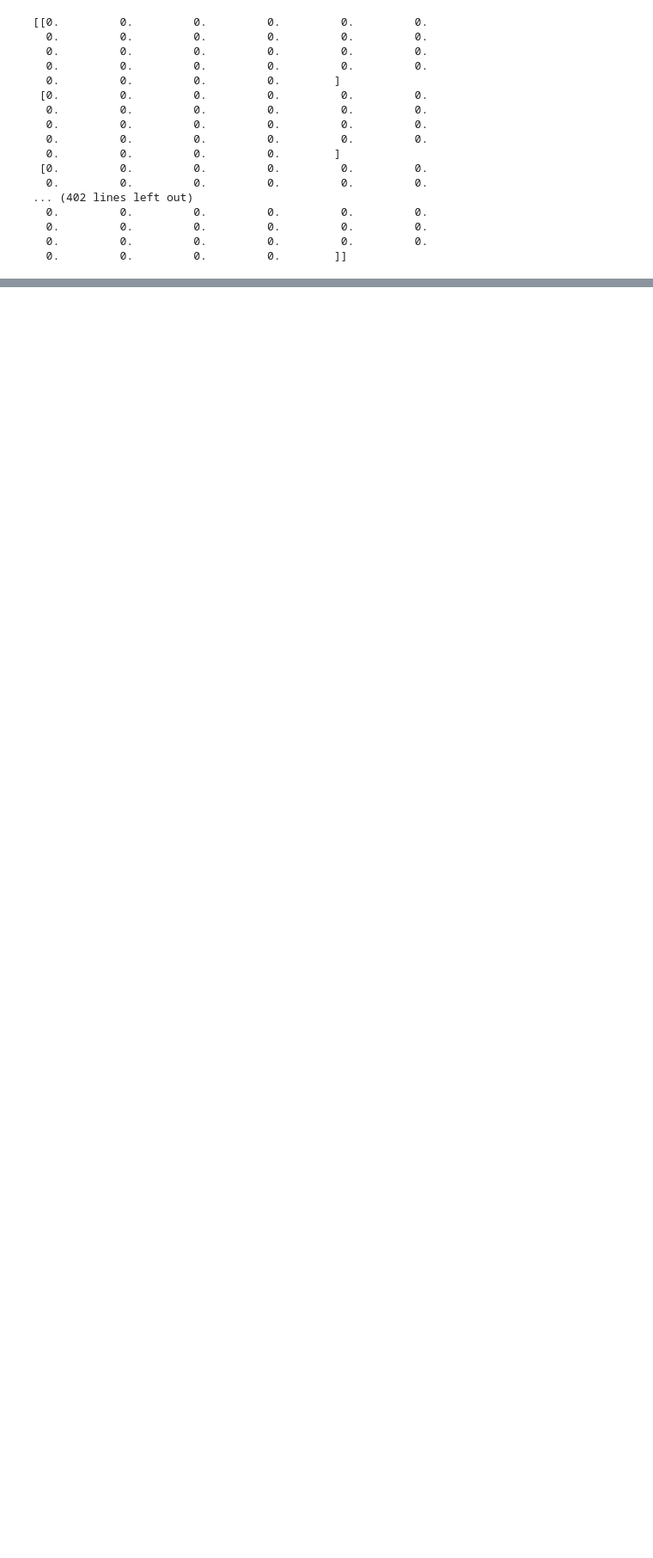
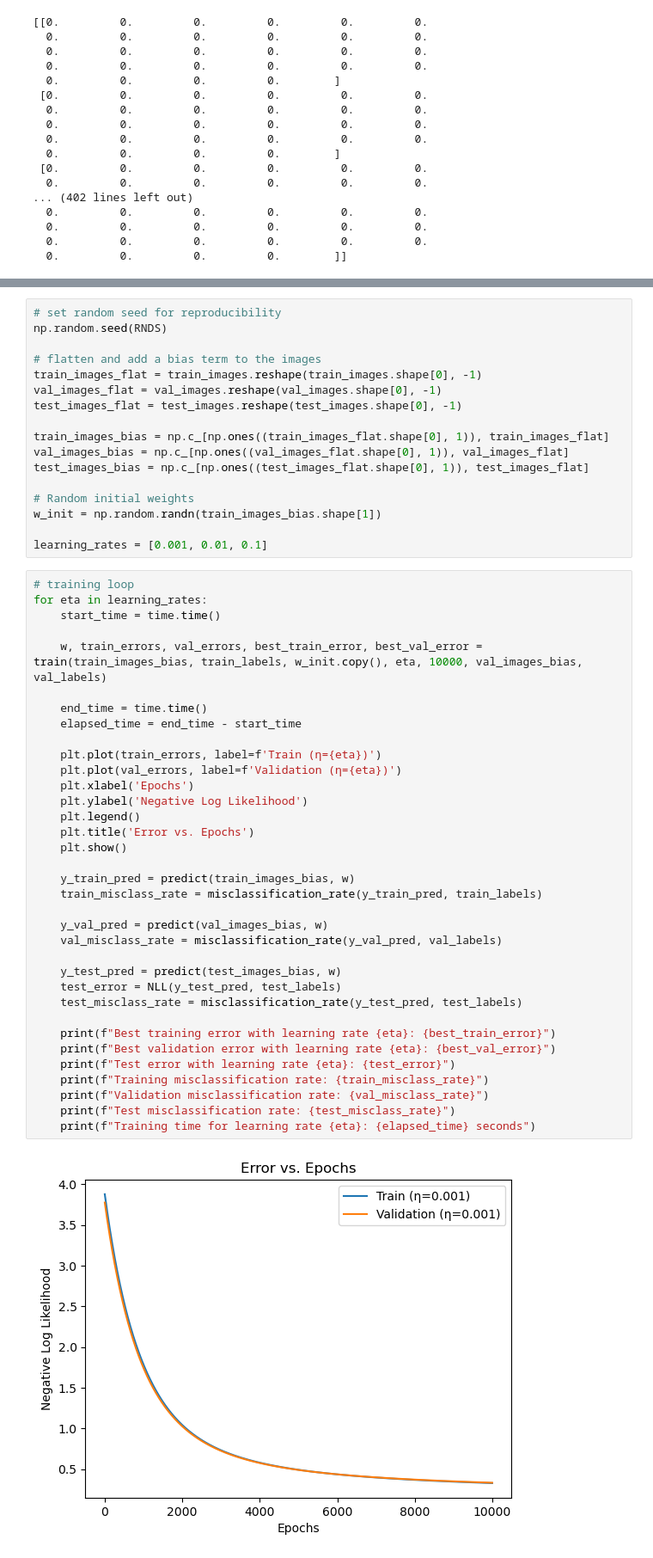
Before and after one commit to JvPost/CDSML, a Jupyter notebook: assignment4.ipynb, the cells around one changed output, grey strips where cells are left out. Shown at 86% size. Drawn from its saved outputs; the diff is of its cells as text; blank space fills up the shorter version.

```diff
--- a/assignment4.ipynb
+++ b/assignment4.ipynb
@@ -66,0 +123,54 @@ test_labels = np.where(test_labels == 3, 0, 1)
+# %%
+# set random seed for reproducibility
+np.random.seed(RNDS)
+
+# flatten and add a bias term to the images
+train_images_flat = train_images.reshape(train_images.shape[0], -1)
+val_images_flat = val_images.reshape(val_images.shape[0], -1)
+test_images_flat = test_images.reshape(test_images.shape[0], -1)
+
+train_images_bias = np.c_[np.ones((train_images_flat.shape[0], 1)), train_images_flat]
+val_images_bias = np.c_[np.ones((val_images_flat.shape[0], 1)), val_images_flat]
+test_images_bias = np.c_[np.ones((test_images_flat.shape[0], 1)), test_images_flat]
+
+# Random initial weights
+w_init = np.random.randn(train_images_bias.shape[1])
+
+learning_rates = [0.001, 0.01, 0.1]
+# %%
+# training loop
+for eta in learning_rates:
+    start_time = time.time()
+
+    w, train_errors, val_errors, best_train_error, best_val_error = train(train_images_bias, train_labels, w_init.copy(), eta, 10000, val_images_bias, val_labels)
+
+    end_time = time.time()
+    elapsed_time = end_time - start_time
+
+    plt.plot(train_errors, label=f'Train (η={eta})')
+    plt.plot(val_errors, label=f'Validation (η={eta})')
+    plt.xlabel('Epochs')
+    plt.ylabel('Negative Log Likelihood')
+    plt.legend()
+    plt.title('Error vs. Epochs')
+    plt.show()
+
+    y_train_pred = predict(train_images_bias, w)
+    train_misclass_rate = misclassification_rate(y_train_pred, train_labels)
+
+    y_val_pred = predict(val_images_bias, w)
+    val_misclass_rate = misclassification_rate(y_val_pred, val_labels)
+
+    y_test_pred = predict(test_images_bias, w)
+    test_error = NLL(y_test_pred, test_labels)
+    test_misclass_rate = misclassification_rate(y_test_pred, test_labels)
+
+    print(f"Best training error with learning rate {eta}: {best_train_error}")
+    print(f"Best validation error with learning rate {eta}: {best_val_error}")
+    print(f"Test error with learning rate {eta}: {test_error}")
+    print(f"Training misclassification rate: {train_misclass_rate}")
+    print(f"Validation misclassification rate: {val_misclass_rate}")
+    print(f"Test misclassification rate: {test_misclass_rate}")
+    print(f"Training time for learning rate {eta}: {elapsed_time} seconds")
+# %% [output]
+[figure, added]
```
Also changed, not shown: parts of 5 cells of this notebook.
